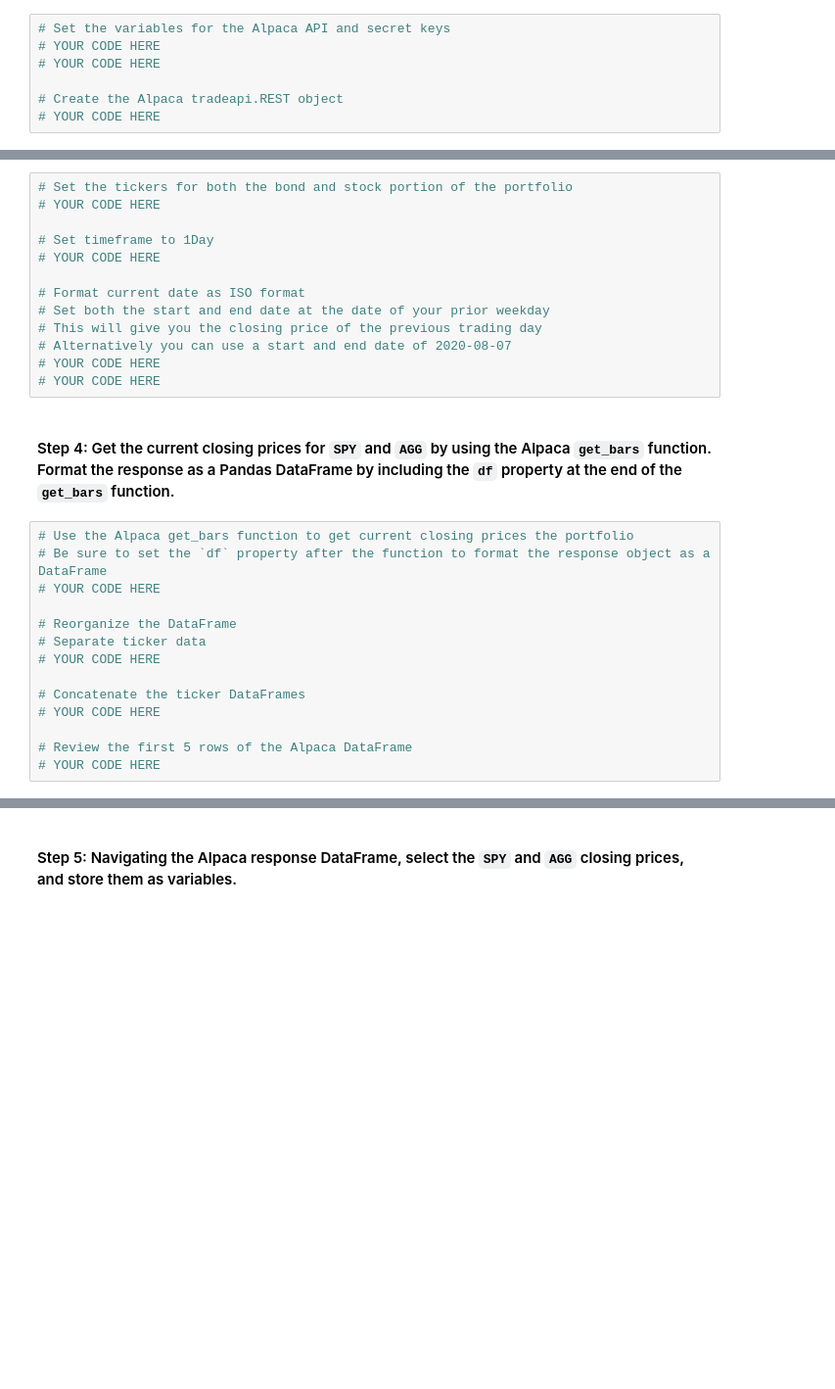
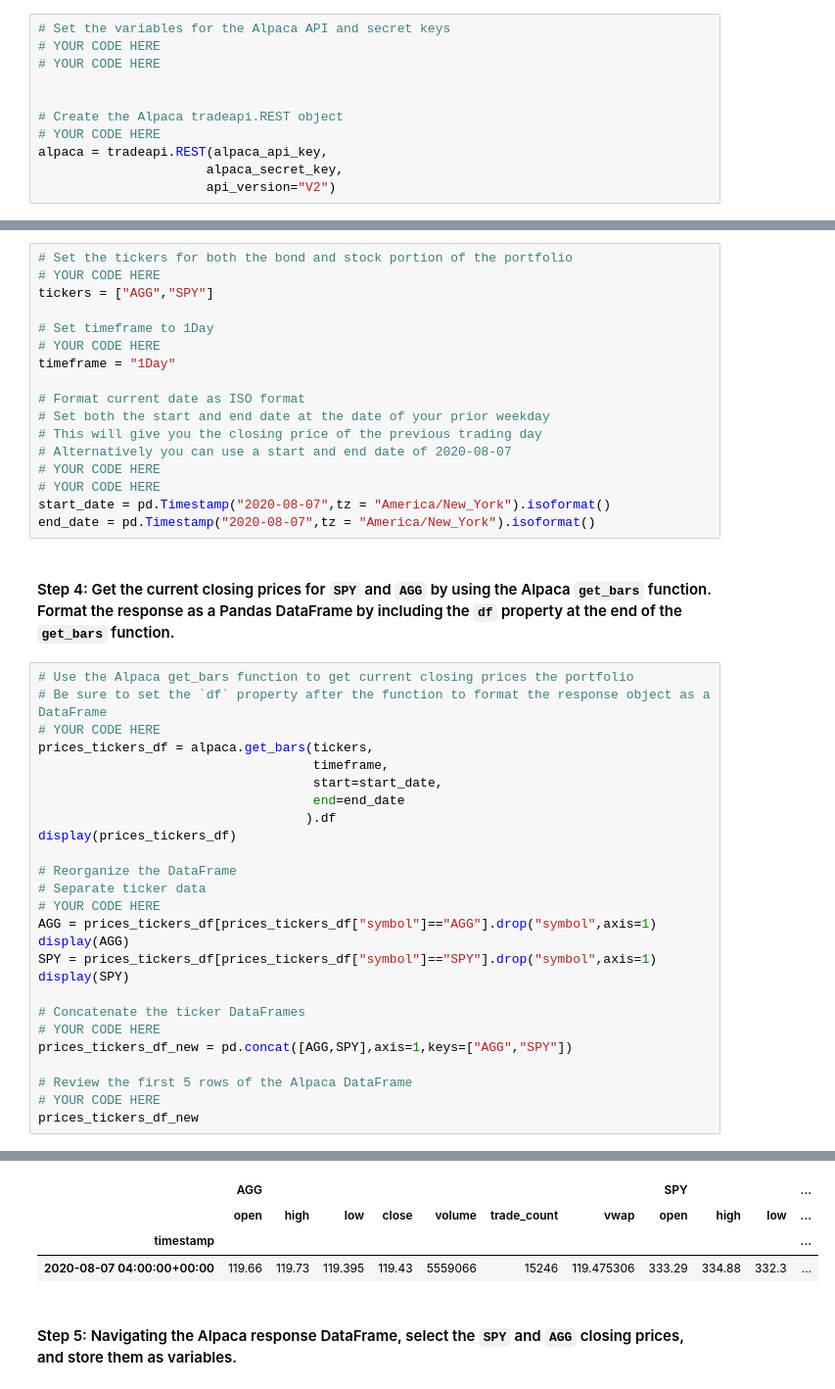
Before and after one commit to TaoNYC/columbia_fintech, a Jupyter notebook: Challenge_5_API_MC_Simulation_Forcasting_Portfilio_Performance/financial_planning_tools.ipynb, the cells around one changed output, grey strips where cells are left out. Shown at 98% size. Cells and saved outputs as stored; diff of their text form; blank space fills up the shorter version.

```diff
--- a/Challenge_5_API_MC_Simulation_Forcasting_Portfilio_Performance/financial_planning_tools.ipynb
+++ b/Challenge_5_API_MC_Simulation_Forcasting_Portfilio_Performance/financial_planning_tools.ipynb
@@ -203,8 +203,12 @@ agg_shares = 200
 # YOUR CODE HERE
 # YOUR CODE HERE
 
+
 # Create the Alpaca tradeapi.REST object
 # YOUR CODE HERE
+alpaca = tradeapi.REST(alpaca_api_key,
+                      alpaca_secret_key,
+                      api_version="V2")
 # %% [markdown]
 #### Step 3: Set the following parameters for the Alpaca API call:
 
@@ -216,9 +220,11 @@ agg_shares = 200
 # %%
 # Set the tickers for both the bond and stock portion of the portfolio
 # YOUR CODE HERE
+tickers = ["AGG","SPY"]
 
 # Set timeframe to 1Day
 # YOUR CODE HERE
+timeframe = "1Day"
 
 # Format current date as ISO format
 # Set both the start and end date at the date of your prior weekday
@@ -226,19 +232,34 @@ agg_shares = 200
 # Alternatively you can use a start and end date of 2020-08-07
 # YOUR CODE HERE
 # YOUR CODE HERE
+start_date = pd.Timestamp("2020-08-07",tz = "America/New_York").isoformat()
+end_date = pd.Timestamp("2020-08-07",tz = "America/New_York").isoformat()
 # %% [markdown]
 #### Step 4: Get the current closing prices for `SPY` and `AGG` by using the Alpaca `get_bars` function. Format the response as a Pandas DataFrame by including the `df` property at the end of the `get_bars` function.
 # %%
 # Use the Alpaca get_bars function to get current closing prices the portfolio
 # Be sure to set the `df` property after the function to format the response object as a DataFrame
 # YOUR CODE HERE
+prices_tickers_df = alpaca.get_bars(tickers,
+                                    timeframe,
+                                    start=start_date,
+                                    end=end_date
+                                   ).df
+display(prices_tickers_df)
 
 # Reorganize the DataFrame
 # Separate ticker data
 # YOUR CODE HERE
+AGG = prices_tickers_df[prices_tickers_df["symbol"]=="AGG"].drop("symbol",axis=1)
+display(AGG)
+SPY = prices_tickers_df[prices_tickers_df["symbol"]=="SPY"].drop("symbol",axis=1)
+display(SPY)
 
 # Concatenate the ticker DataFrames
 # YOUR CODE HERE
+prices_tickers_df_new = pd.concat([AGG,SPY],axis=1,keys=["AGG","SPY"])
 
 # Review the first 5 rows of the Alpaca DataFrame
 # YOUR CODE HERE
+prices_tickers_df_new
+# %% [output]
@@ -245,3 +276,7 @@ agg_shares = 200
+|  | AGG |  |  |  |  |  |  | SPY |  |  | ... |
+|  | open | high | low | close | volume | trade_count | vwap | open | high | low | ... |
+| timestamp |  |  |  |  |  |  |  |  |  |  | ... |
+| 2020-08-07 04:00:00+00:00 | 119.66 | 119.73 | 119.395 | 119.43 | 5559066 | 15246 | 119.475306 | 333.29 | 334.88 | 332.3 | ... |
 # %% [markdown]
 #### Step 5: Navigating the Alpaca response DataFrame, select the `SPY` and `AGG` closing prices, and store them as variables.
 # %%
```
Also changed, not shown: parts of 7 cells of this notebook.
